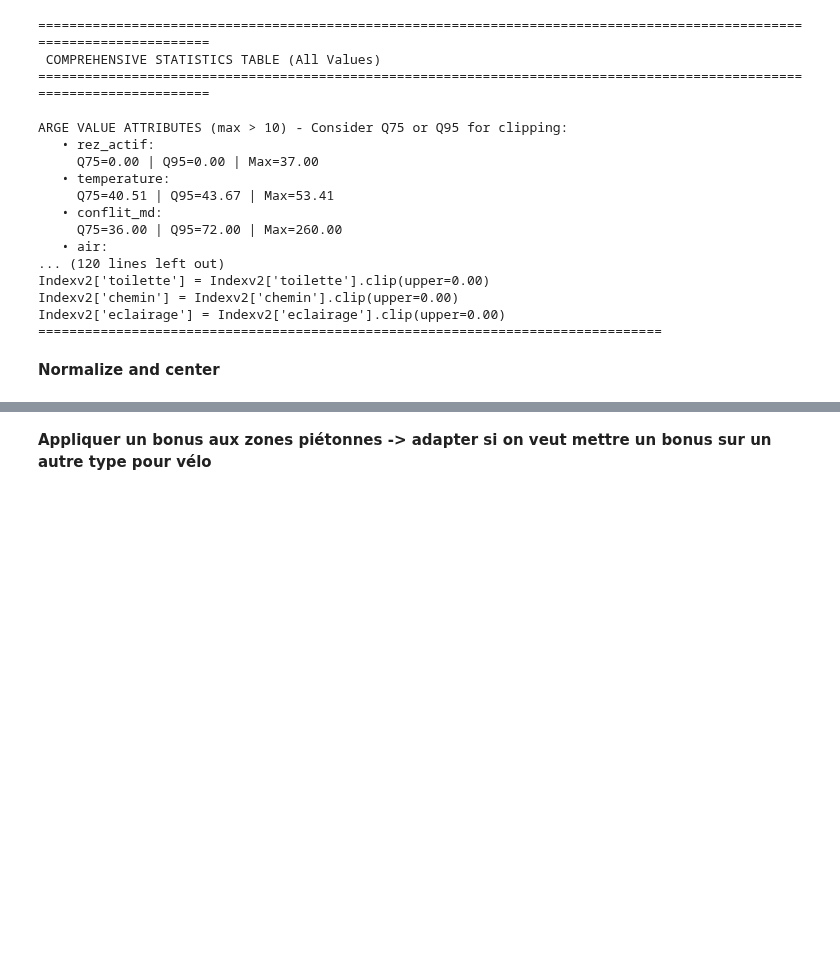
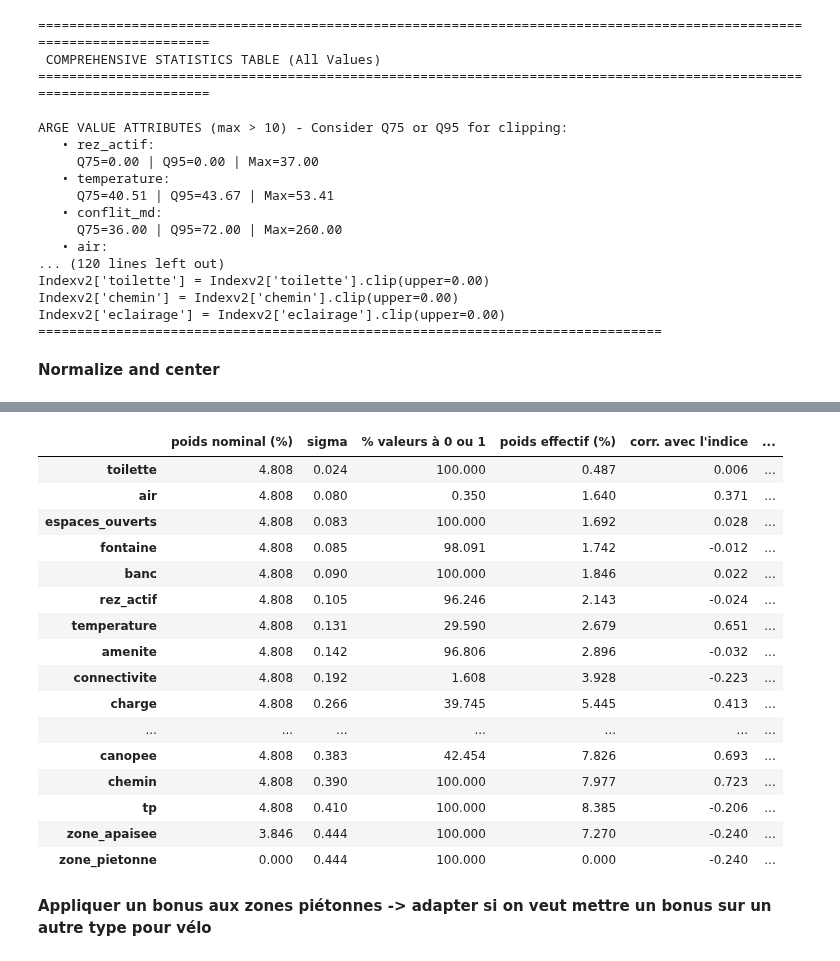
Before and after one commit to action-situee/PROJET_PIETON_GG, a Jupyter notebook: Notebook/Step 3/3_1_Compute_index.ipynb, the cells around one changed output, grey strips where cells are left out. Drawn from its saved outputs; the diff is of its cells as text; code cells hidden in the pictures; blank space fills up the shorter version.

Commit message:
ajout notebook avec ratio entre layers ainsi que cellule dans 3_1_comupute_index.ipynb pour estimer les poids effectifs par attributs

```diff
--- a/Notebook/Step 3/3_1_Compute_index.ipynb
+++ b/Notebook/Step 3/3_1_Compute_index.ipynb
@@ -990,4 +990,38 @@ Part des tronçons non urbains : 55.3% du total, 99.2% des 10 % les plus bas
    0% du poids non urbain porte sur des attributs nuls dans > 90 % des tronçons non urbains
+# %%
+ai = attributs_info.set_index("attribute")
+attrs = ai.index.tolist()
+wcol = "initial_weight_urbain" if GEO_WEIGHTING else "initial_weight"   # adapter au régime voulu
+w = ai[wcol]
+X = Indexv4[attrs]
+
+eff = pd.DataFrame({
+    "poids nominal (%)": w / w.sum() * 100,
+    "sigma": X.std(),
+    "% valeurs à 0 ou 1": ((X == 0) | (X == 1)).mean() * 100,
+    "poids effectif (%)": (w * X.std()) / (w * X.std()).sum() * 100,
+    "corr. avec l'indice": X.corrwith(Indexv4[index_col]),
+})
+eff["effectif / nominal"] = eff["poids effectif (%)"] / eff["poids nominal (%)"]
+display(eff.sort_values("effectif / nominal").round(3))
+# %% [output]
+|  | poids nominal (%) | sigma | % valeurs à 0 ou 1 | poids effectif (%) | corr. avec l'indice | ... |
+| toilette | 4.808 | 0.024 | 100.000 | 0.487 | 0.006 | ... |
+| air | 4.808 | 0.080 | 0.350 | 1.640 | 0.371 | ... |
+| espaces_ouverts | 4.808 | 0.083 | 100.000 | 1.692 | 0.028 | ... |
+| fontaine | 4.808 | 0.085 | 98.091 | 1.742 | -0.012 | ... |
+| banc | 4.808 | 0.090 | 100.000 | 1.846 | 0.022 | ... |
+| rez_actif | 4.808 | 0.105 | 96.246 | 2.143 | -0.024 | ... |
+| temperature | 4.808 | 0.131 | 29.590 | 2.679 | 0.651 | ... |
+| amenite | 4.808 | 0.142 | 96.806 | 2.896 | -0.032 | ... |
+| connectivite | 4.808 | 0.192 | 1.608 | 3.928 | -0.223 | ... |
+| charge | 4.808 | 0.266 | 39.745 | 5.445 | 0.413 | ... |
+| ... | ... | ... | ... | ... | ... | ... |
+| canopee | 4.808 | 0.383 | 42.454 | 7.826 | 0.693 | ... |
+| chemin | 4.808 | 0.390 | 100.000 | 7.977 | 0.723 | ... |
+| tp | 4.808 | 0.410 | 100.000 | 8.385 | -0.206 | ... |
+| zone_apaisee | 3.846 | 0.444 | 100.000 | 7.270 | -0.240 | ... |
+| zone_pietonne | 0.000 | 0.444 | 100.000 | 0.000 | -0.240 | ... |
 # %% [markdown]
 **Appliquer un bonus aux zones piétonnes -> adapter si on veut mettre un bonus sur un autre type pour vélo**
 # %%
```
Also changed, not shown: parts of 4 cells of this notebook, 4 other files.
